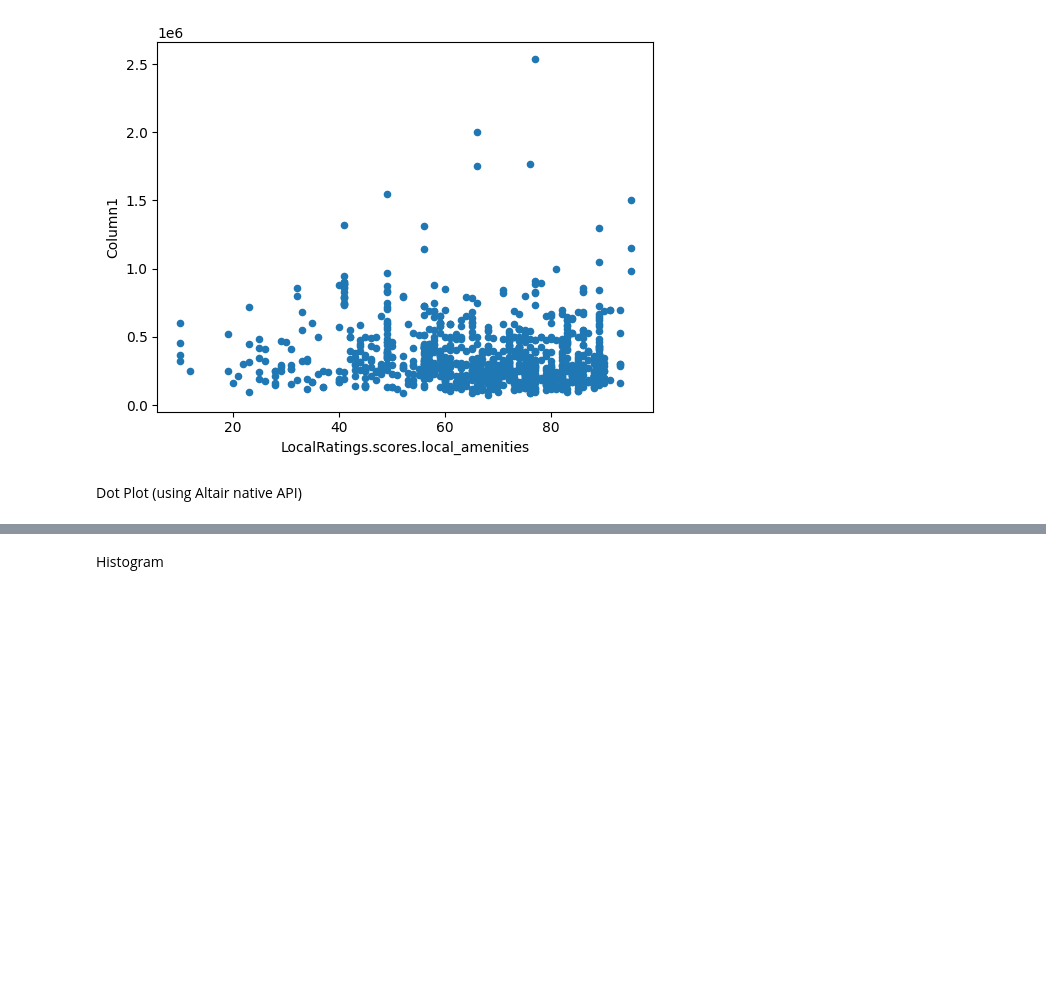
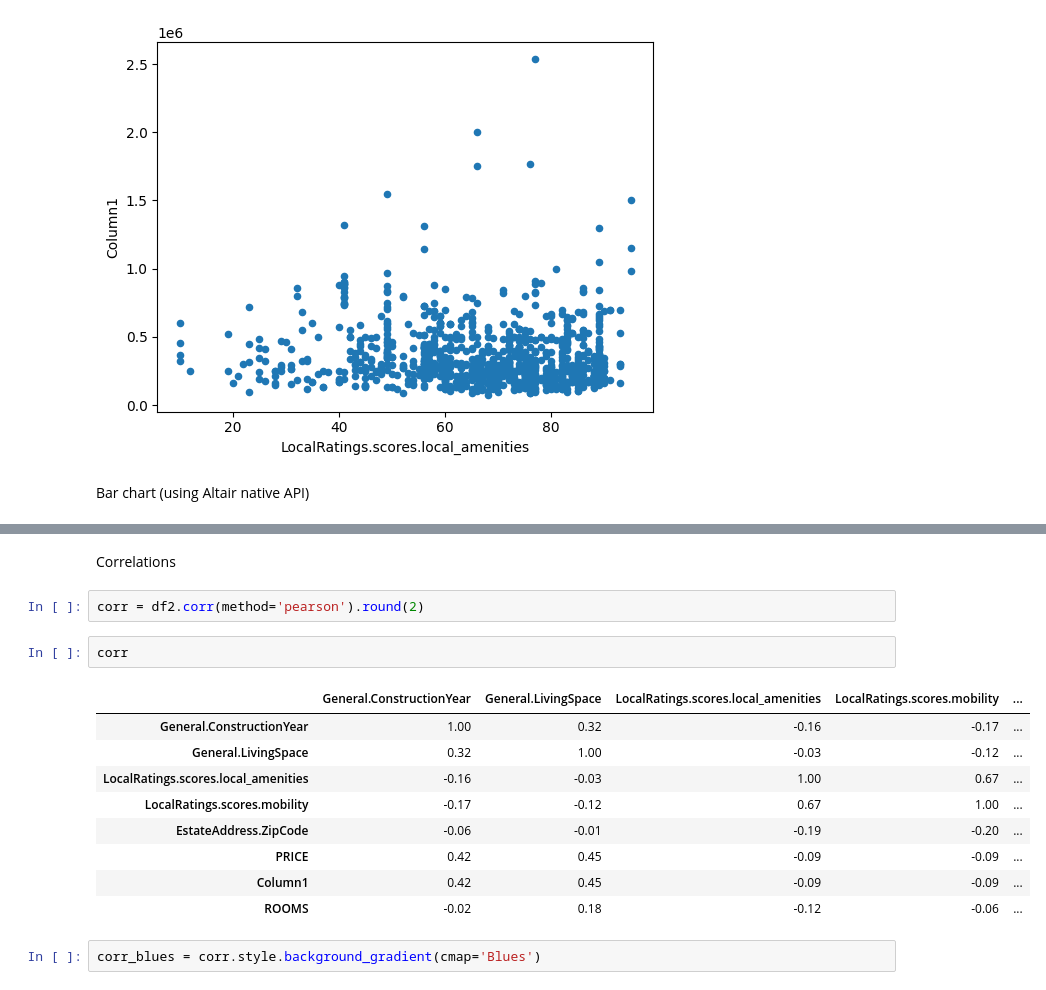
Before and after one commit to paulovfc/data-analytics-ws2324-project, a Jupyter notebook: notebooks/project-proposal.ipynb, the cells around one changed output, grey strips where cells are left out. Cells and saved outputs as stored; diff of their text form; blank space fills up the shorter version.

```diff
--- a/notebooks/project-proposal.ipynb
+++ b/notebooks/project-proposal.ipynb
@@ -288,7 +288,7 @@ df2.plot.scatter(x="LocalRatings.scores.local_amenities", y="Column1");
 # %% [output]
 [figure]
 # %% [markdown]
-Dot Plot (using Altair native API)
+Bar chart (using Altair native API)
 # %%
 alt.Chart(df2).mark_bar().encode(
     x='Stadtteil',
@@ -296,5 +296,21 @@ alt.Chart(df2).mark_bar().encode(
 )
 # %% [output]
 [interactive output not drawn]
-# %% [markdown]
-Histogram
+# %% [markdown]
+Correlations
+# %%
+corr = df2.corr(method='pearson').round(2)
+# %%
+corr
+# %% [output]
+|  | General.ConstructionYear | General.LivingSpace | LocalRatings.scores.local_amenities | LocalRatings.scores.mobility | ... |
+| General.ConstructionYear | 1.00 | 0.32 | -0.16 | -0.17 | ... |
+| General.LivingSpace | 0.32 | 1.00 | -0.03 | -0.12 | ... |
+| LocalRatings.scores.local_amenities | -0.16 | -0.03 | 1.00 | 0.67 | ... |
+| LocalRatings.scores.mobility | -0.17 | -0.12 | 0.67 | 1.00 | ... |
+| EstateAddress.ZipCode | -0.06 | -0.01 | -0.19 | -0.20 | ... |
+| PRICE | 0.42 | 0.45 | -0.09 | -0.09 | ... |
+| Column1 | 0.42 | 0.45 | -0.09 | -0.09 | ... |
+| ROOMS | -0.02 | 0.18 | -0.12 | -0.06 | ... |
+# %%
+corr_blues = corr.style.background_gradient(cmap='Blues')
```
Also changed, not shown: parts of 1 cell of this notebook.
